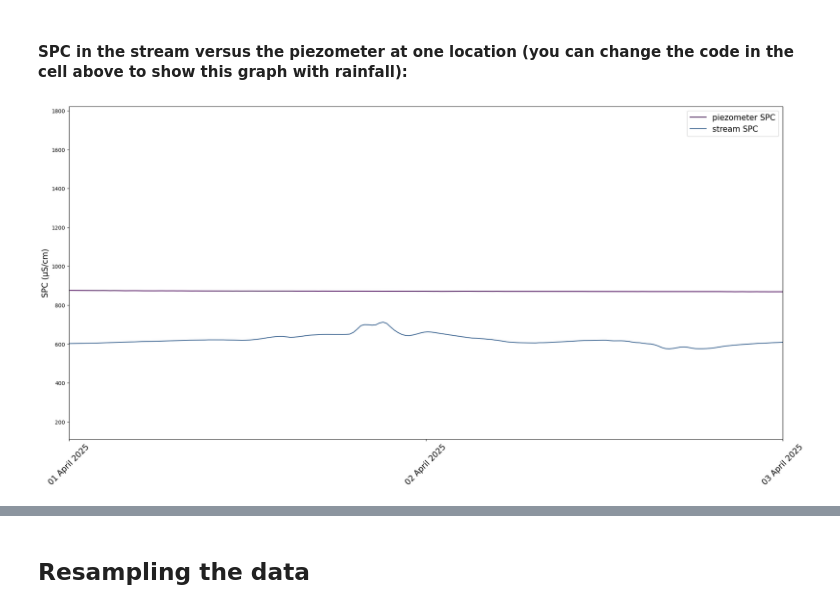
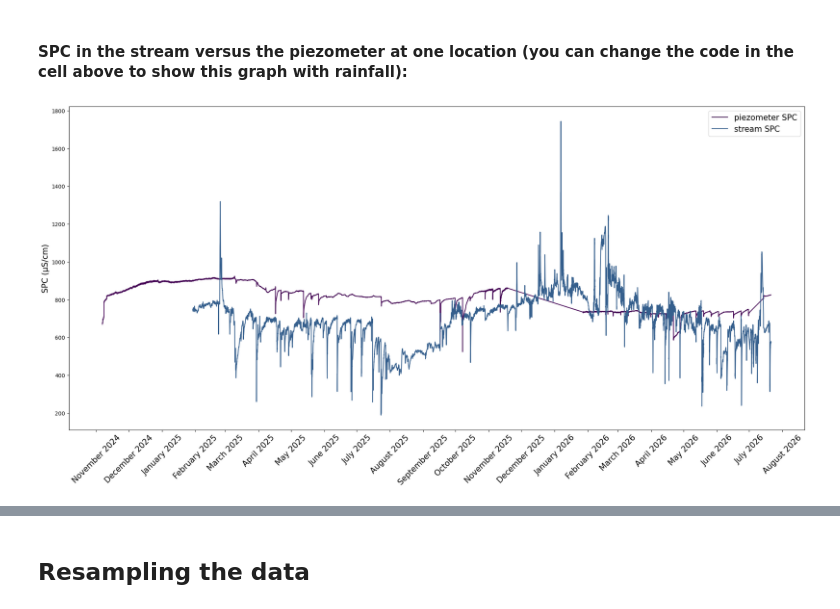
Before and after one commit to sauron-245/summer_26, a Jupyter notebook: summer 2026/AllWells.ipynb, the cells around one changed output, grey strips where cells are left out. Saved outputs shown, nothing was run; the diff lists cells and outputs as text; code cells hidden in the pictures.

```diff
--- a/summer 2026/AllWells.ipynb
+++ b/summer 2026/AllWells.ipynb
@@ -366,23 +367,23 @@ plt.show();
 # %%
 fig, ax = plt.subplots(layout='constrained', figsize=(20, 10))
 ax.plot(P1hobodf.index, P1hobodf.FilteredSPC, color=one, label = "piezometer SPC")
 ax.plot(downst.index, downst.FilteredSPC, color=viridis(0.3), label = "stream SPC")
 ax.tick_params(axis='x', rotation=45, labelsize=15)
 
 # Change to
-    # ax.xaxis.set_major_locator(mdates.MonthLocator())
-    # ax.xaxis.set_major_formatter(mdates.DateFormatter('%B %Y'))
+ax.xaxis.set_major_locator(mdates.MonthLocator())
+ax.xaxis.set_major_formatter(mdates.DateFormatter('%B %Y'))
             # if you are zoomed out. DayLocator crowds the axis labels if you are looking at a period of more than a couple days.
-ax.xaxis.set_major_locator(mdates.DayLocator())
-ax.xaxis.set_major_formatter(mdates.DateFormatter('%d %B %Y'))
+# ax.xaxis.set_major_locator(mdates.DayLocator())
+# ax.xaxis.set_major_formatter(mdates.DateFormatter('%d %B %Y'))
 # plt.xlabel('time')
 plt.ylabel('SPC (µS/cm)', fontsize=15)
 # plt.title("C1 and C5 conductivity")
 plt.legend(fontsize=15)
 
 # Zoom into a period of a few days. It often shows a much more stable SPC in the piezometer than in the creek.
-plt.xlim(pd.to_datetime("2025-04-01"), pd.to_datetime("2025-04-03"))
+# plt.xlim(pd.to_datetime("2025-04-01"), pd.to_datetime("2025-04-03"))
 
 plt.show()
 # %% [output]
-[figure, old version]
+[figure, new version]
```
Also changed, not shown: parts of 3 cells of this notebook, 10 other files.
